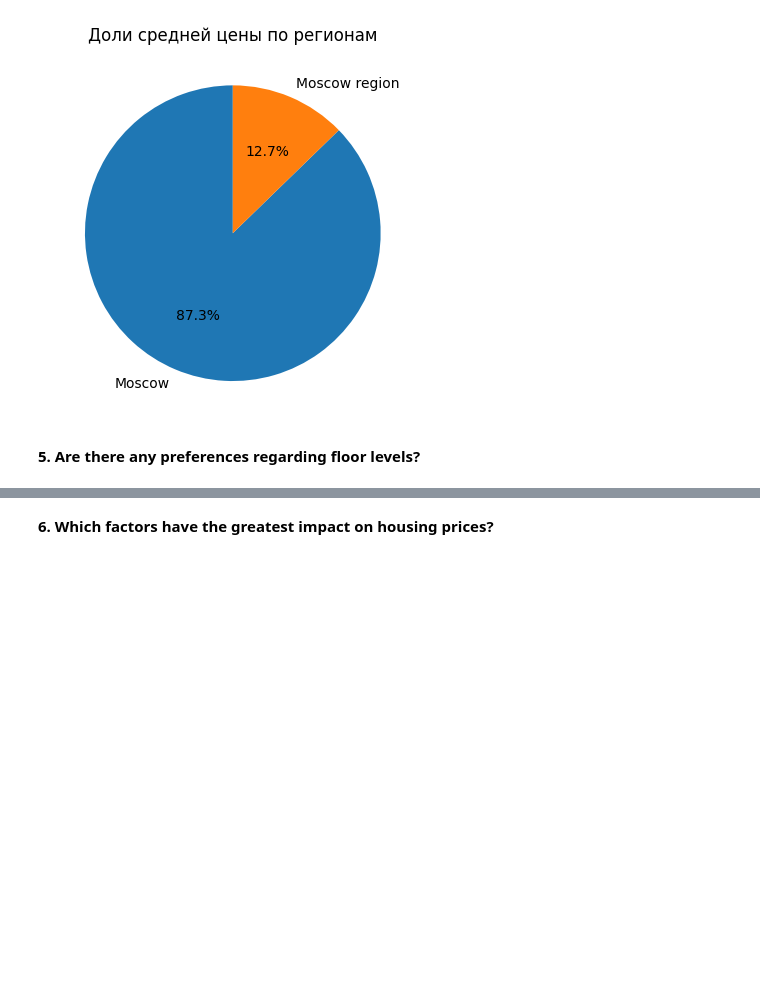
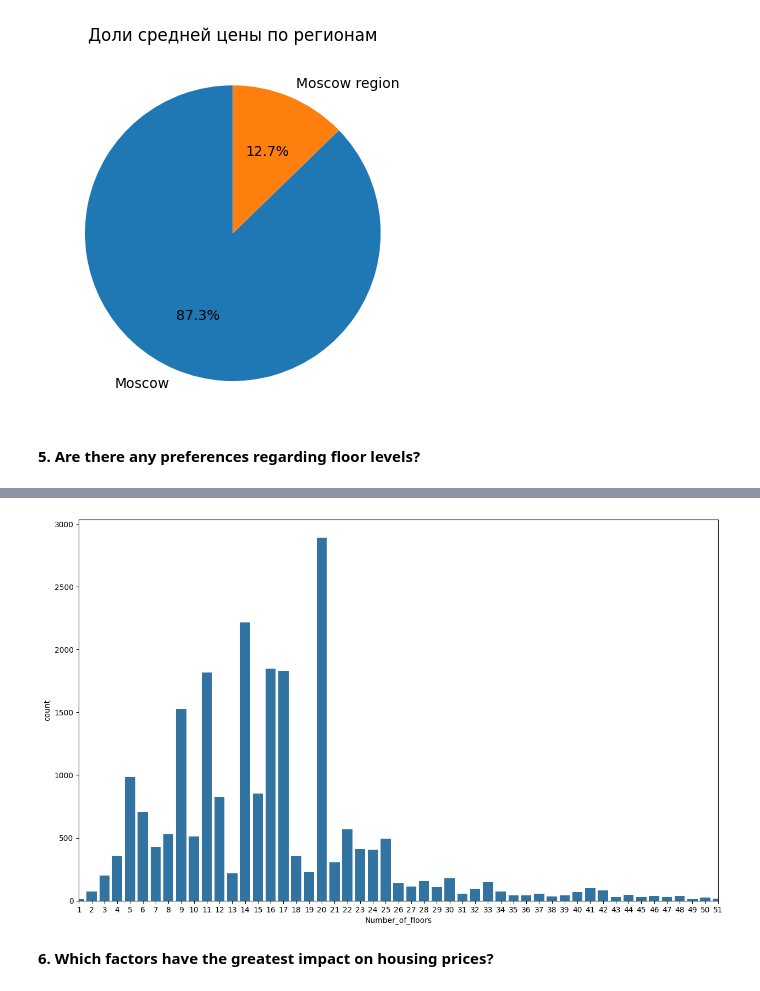
Before and after one commit to WhosArt/Moscow_housing_price, a Jupyter notebook: house_pricing/house_pricing.ipynb, the cells around one changed output, grey strips where cells are left out. Saved outputs shown, nothing was run; the diff lists cells and outputs as text; code cells hidden in the pictures; blank space fills up the shorter version.

Commit message:
5. Are there any preferences regarding floor levels?

```diff
--- a/house_pricing/house_pricing.ipynb
+++ b/house_pricing/house_pricing.ipynb
@@ -138,3 +138,5 @@ plt.show()
 [figure]
 # %% [markdown]
 **5. Are there any preferences regarding floor levels?**
+# %%
+df_floors = df.Number_of_floors.value_counts().reset_index()
@@ -141,2 +152,9 @@ plt.show()
+# %%
+fig, ax = plt.subplots(figsize=(15, 9))
+sns.barplot(data=df_floors, x='Number_of_floors', y='count', ax=ax)
+ax.set_xlim([0, 50])
+plt.show()
+# %% [output]
+[figure, added]
 # %% [markdown]
 **6. Which factors have the greatest impact on housing prices?**
```
Also changed, not shown: parts of 1 cell of this notebook.
